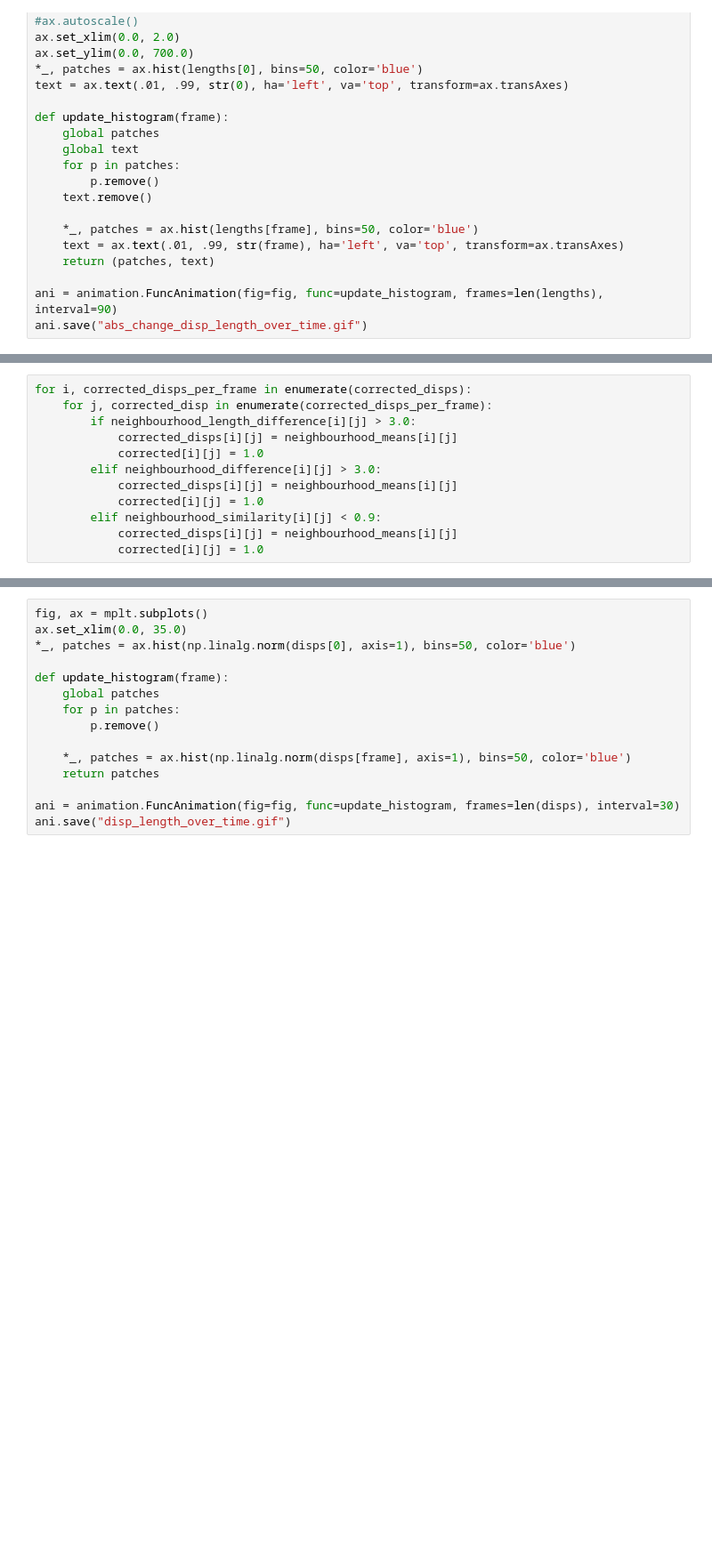
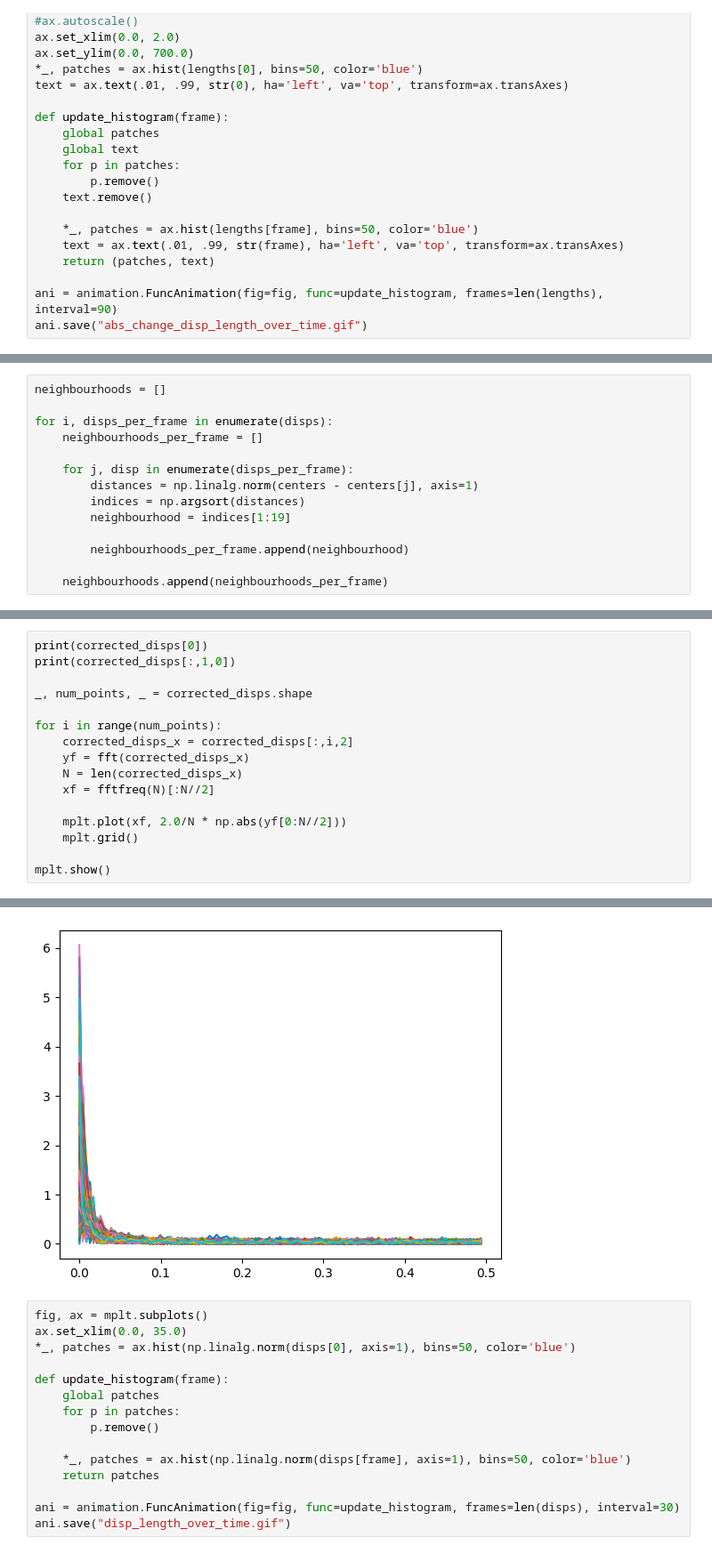
Before and after one commit to zoejohnston/Zebrafish, a Jupyter notebook: read_analysis.ipynb, the cells around one changed output, grey strips where cells are left out. Shown at 89% size. Cells and saved outputs as stored; diff of their text form; blank space fills up the shorter version.

```diff
--- a/read_analysis.ipynb
+++ b/read_analysis.ipynb
@@ -237,12 +272,14 @@ for i, disps_per_frame in enumerate(disps):
-# %%
-for i, corrected_disps_per_frame in enumerate(corrected_disps):
-    for j, corrected_disp in enumerate(corrected_disps_per_frame):
-        if neighbourhood_length_difference[i][j] > 3.0:
-            corrected_disps[i][j] = neighbourhood_means[i][j]
-            corrected[i][j] = 1.0
-        elif neighbourhood_difference[i][j] > 3.0:
-            corrected_disps[i][j] = neighbourhood_means[i][j]
-            corrected[i][j] = 1.0
-        elif neighbourhood_similarity[i][j] < 0.9:
-            corrected_disps[i][j] = neighbourhood_means[i][j]
-            corrected[i][j] = 1.0
+# %%
+neighbourhoods = []
+
+for i, disps_per_frame in enumerate(disps):
+    neighbourhoods_per_frame = []
+
+    for j, disp in enumerate(disps_per_frame):
+        distances = np.linalg.norm(centers - centers[j], axis=1)
+        indices = np.argsort(distances)
+        neighbourhood = indices[1:19]
+
+        neighbourhoods_per_frame.append(neighbourhood)
+
+    neighbourhoods.append(neighbourhoods_per_frame)
@@ -281,0 +367,17 @@ interact(callback, x=(0, len(disps)-1, 1))
+# %%
+print(corrected_disps[0])
+print(corrected_disps[:,1,0])
+
+_, num_points, _ = corrected_disps.shape
+
+for i in range(num_points):
+    corrected_disps_x = corrected_disps[:,i,2]
+    yf = fft(corrected_disps_x)
+    N = len(corrected_disps_x)
+    xf = fftfreq(N)[:N//2]
+
+    mplt.plot(xf, 2.0/N * np.abs(yf[0:N//2]))
+    mplt.grid()
+
+mplt.show()
+# %% [output]
@@ -282,3 +401,4 @@ interact(callback, x=(0, len(disps)-1, 1))
+[figure, added]
 # %%
 fig, ax = mplt.subplots()
 ax.set_xlim(0.0, 35.0)
```
Also changed, not shown: parts of 38 cells of this notebook.
